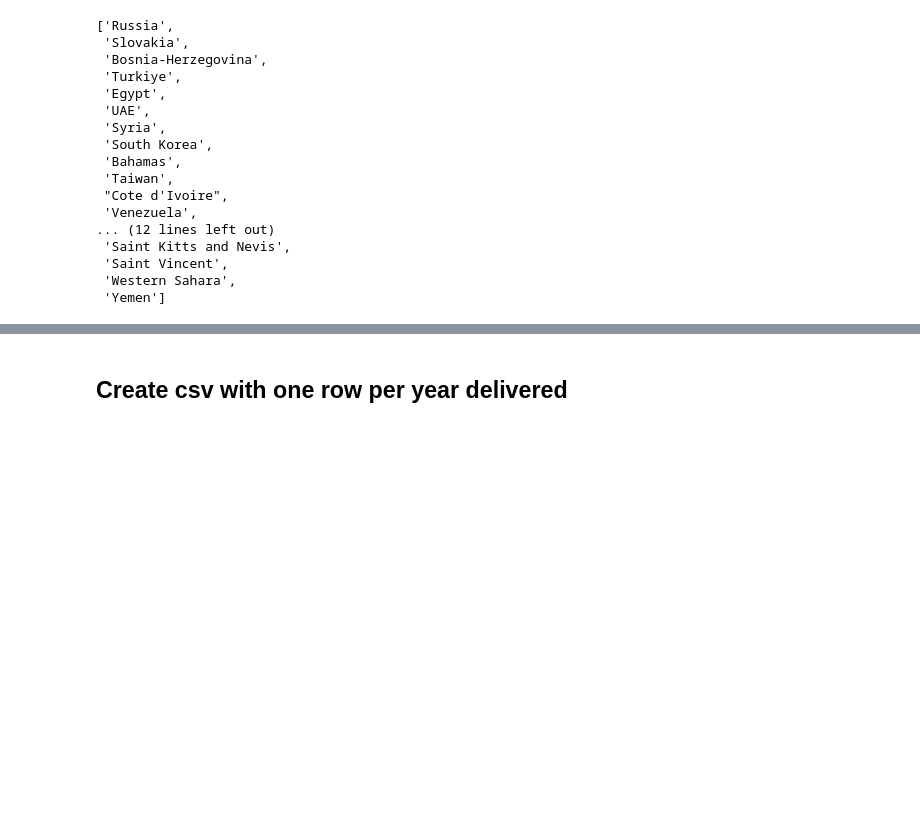
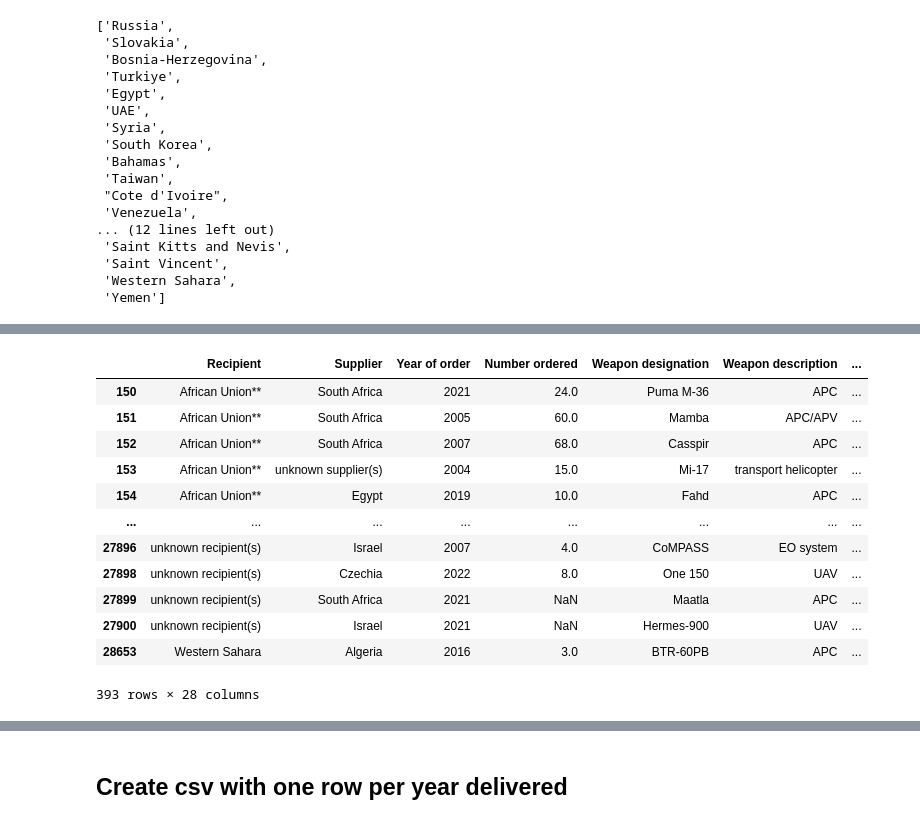
Before and after one commit to ClaytonB-3/arms-trade-proj, a Jupyter notebook: data_cleaning.ipynb, the cells around one changed output, grey strips where cells are left out. Saved outputs shown, nothing was run; the diff lists cells and outputs as text; code cells hidden in the pictures; blank space fills up the shorter version.

```diff
--- a/data_cleaning.ipynb
+++ b/data_cleaning.ipynb
@@ -669,0 +714,16 @@ df.to_csv('final_data/cleaned_transfer_data.csv')
+# %%
+sipri_wdi_merge[(sipri_wdi_merge['sipri_country_mapping'].isna())&(sipri_wdi_merge['Year of order']>2000)]
+# %% [output]
+|  | Recipient | Supplier | Year of order | Number ordered | Weapon designation | Weapon description | ... |
+| 150 | African Union** | South Africa | 2021 | 24.0 | Puma M-36 | APC | ... |
+| 151 | African Union** | South Africa | 2005 | 60.0 | Mamba | APC/APV | ... |
+| 152 | African Union** | South Africa | 2007 | 68.0 | Casspir | APC | ... |
+| 153 | African Union** | unknown supplier(s) | 2004 | 15.0 | Mi-17 | transport helicopter | ... |
+| 154 | African Union** | Egypt | 2019 | 10.0 | Fahd | APC | ... |
+| ... | ... | ... | ... | ... | ... | ... | ... |
+| 27896 | unknown recipient(s) | Israel | 2007 | 4.0 | CoMPASS | EO system | ... |
+| 27898 | unknown recipient(s) | Czechia | 2022 | 8.0 | One 150 | UAV | ... |
+| 27899 | unknown recipient(s) | South Africa | 2021 | NaN | Maatla | APC | ... |
+| 27900 | unknown recipient(s) | Israel | 2021 | NaN | Hermes-900 | UAV | ... |
+| 28653 | Western Sahara | Algeria | 2016 | 3.0 | BTR-60PB | APC | ... |
+393 rows × 28 columns
```
Also changed, not shown: parts of 15 cells of this notebook, 10 other files.
